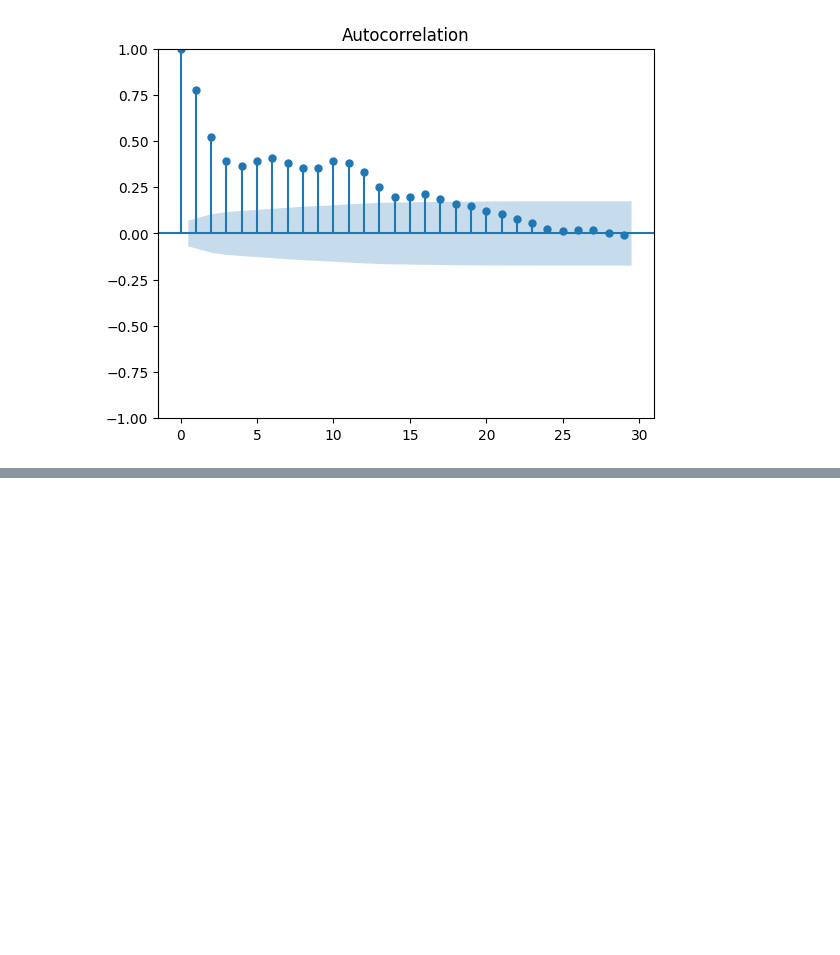
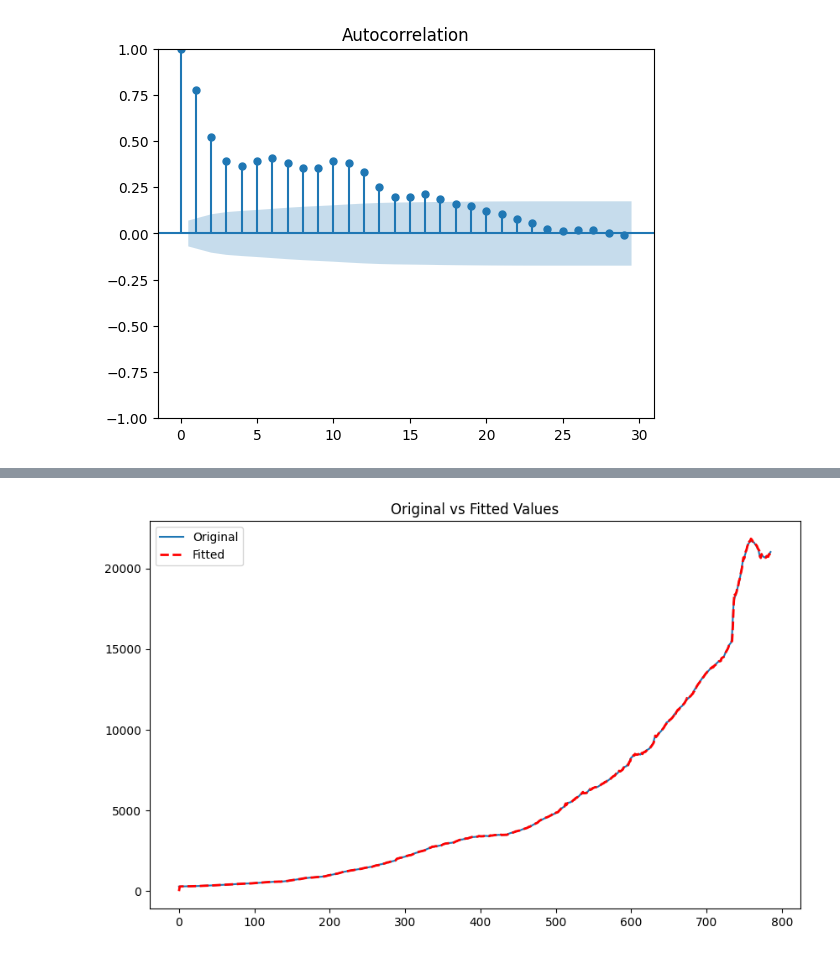
Before and after one commit to niklas0801/VAR_Models, a Jupyter notebook: ARIMA_models.ipynb, the cells around one changed output, grey strips where cells are left out. Drawn from its saved outputs; the diff is of its cells as text; code cells hidden in the pictures; blank space fills up the shorter version.

Commit message:
implemented an ARIMA-model and plotted the fitted values

```diff
--- a/ARIMA_models.ipynb
+++ b/ARIMA_models.ipynb
@@ -174,0 +177,6 @@ plt.show()
+# %%
+# Because the model has problems with finding convergence, we will transform the data to log-data
+
+money["M2SL"] = np.log(money["M2SL"])
+# %%
+model_main = ARIMA(money["M2SL"], order=(3, 1, 13)).fit()
@@ -174,0 +203,16 @@ plt.show()
+# %%
+money["fitted"] = model_main.fittedvalues
+# %%
+money["M2SL"] = np.exp(money["M2SL"]).copy()
+money["fitted"] = np.exp(money["fitted"]).copy()
+# %%
+plt.figure(figsize=(10, 6))
+plt.plot(money["M2SL"], label='Original')
+plt.plot(money["fitted"], color="red", linestyle='--', label='Fitted', linewidth=2, )
+plt.title('Original vs Fitted Values')
+plt.legend()
+plt.show()
+
+# The model seems to fit the data very close (overfitting may be a problem)
+# %% [output]
+[figure, added]
```
Also changed, not shown: parts of 3 cells of this notebook.
